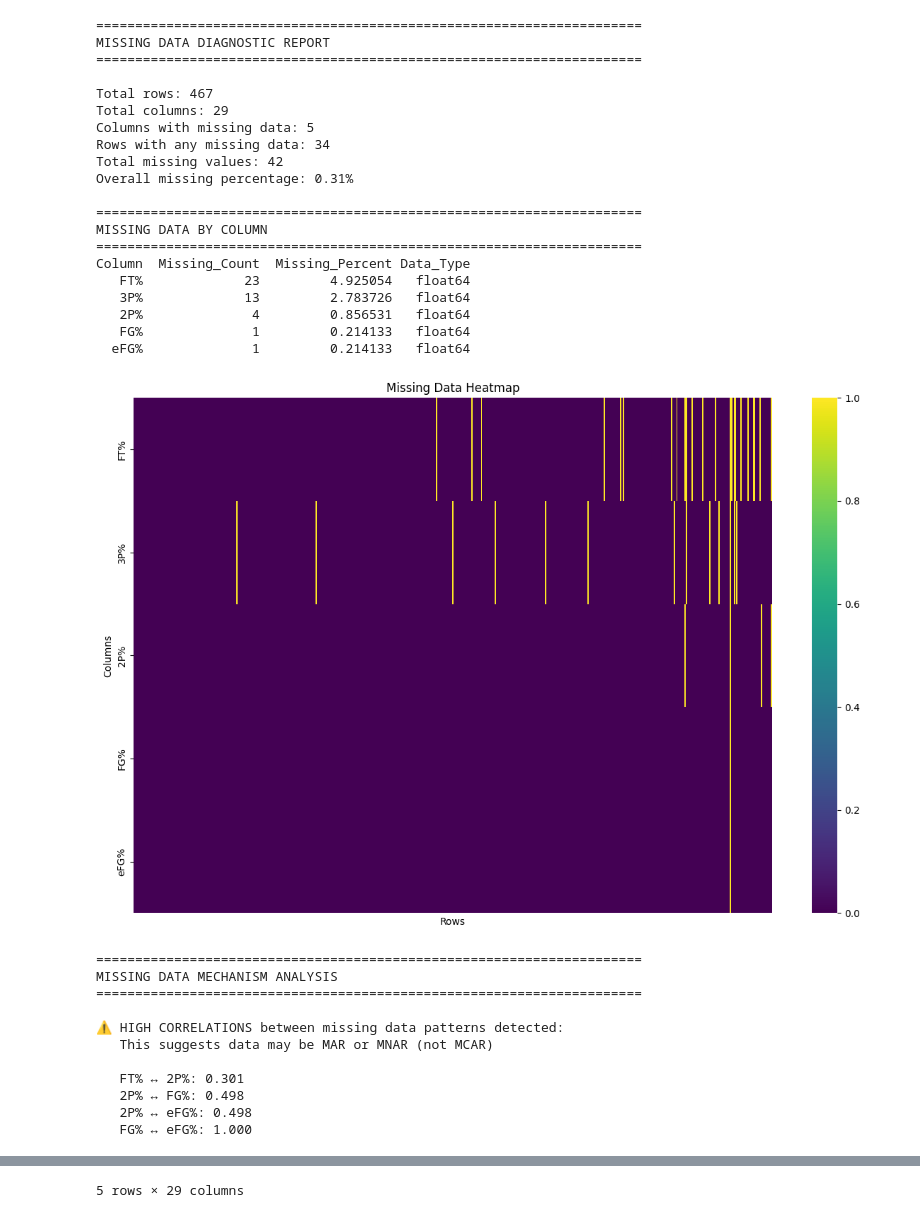
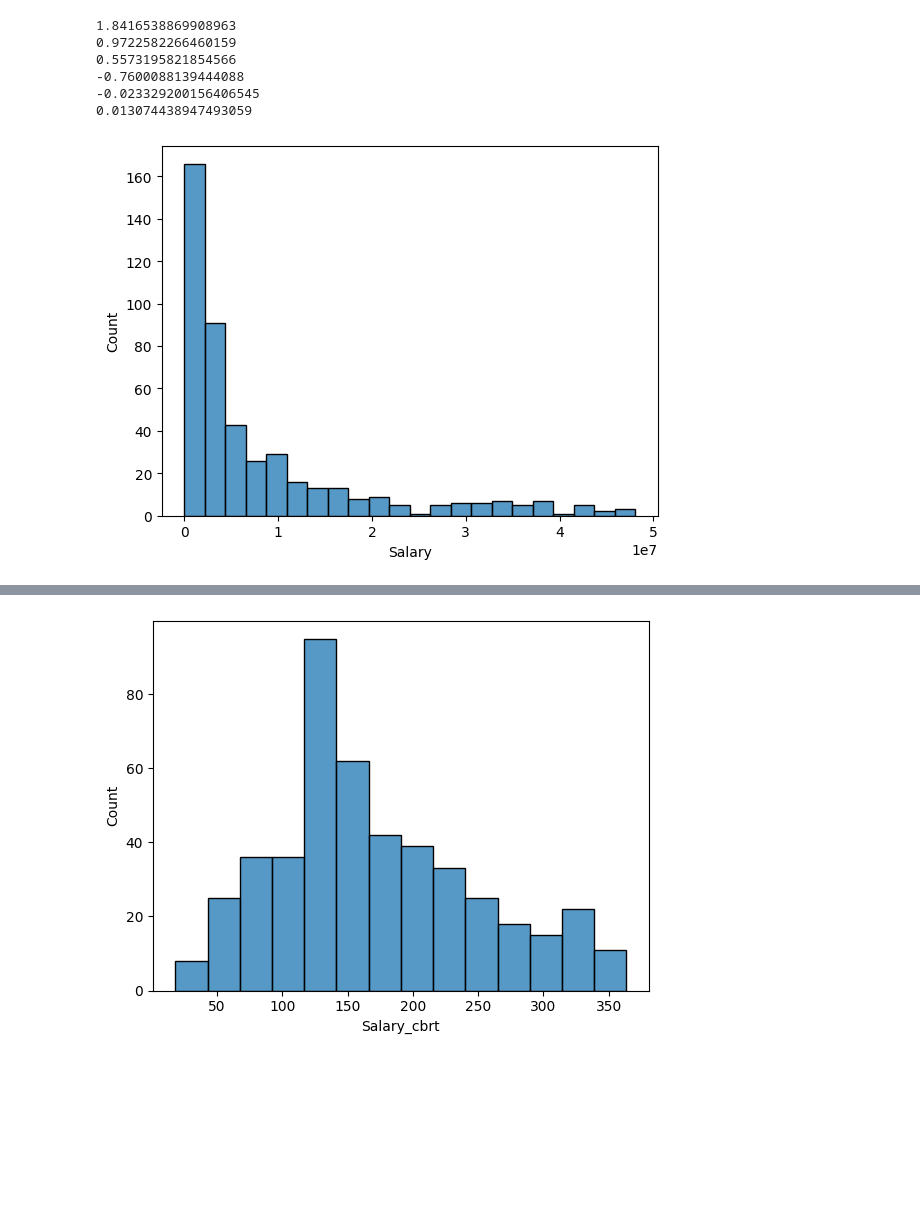
Before and after one commit to George-Ramsay/IS-455, a Jupyter notebook: ML-Pipeline-Kit/In_Class.ipynb, the cells around one changed output, grey strips where cells are left out. Cells and saved outputs as stored; diff of their text form; code cells hidden in the pictures; blank space fills up the shorter version.

```diff
--- a/ML-Pipeline-Kit/In_Class.ipynb
+++ b/ML-Pipeline-Kit/In_Class.ipynb
@@ -16,45 +25,44 @@ def nba_specific(df) -> pd.DataFrame:
 # %%
+import numpy as np
+import seaborn as sns
+import matplotlib.pyplot as plt
+import scipy.stats as stats
+
+
 df = pd.read_csv('C:\\Users\\GeorgeColinRamsay\\Documents\\GitHub\\IS-455\\ML-Pipeline-Kit\\nba_salaries.csv')
 
-df = ml.drop_columns(df)
-df = nba_specific(df)
+df['Salary_sqrt'] = np.sqrt(df['Salary'])
+df['Salary_cbrt'] = np.cbrt(df['Salary'])
+df['Salary_log'] = np.log(df['Salary'])
+df['Salary_yeojohnson'], lambda_yeojohnson = stats.yeojohnson(df['Salary'])
+df['Salary_custom'] = df['Salary'] ** (1/6)
 
-diagnostics = ml.missing_data_diagnostics(df, show_plots=True)
-df = ml.handle_missing_data(df, drop_threshold=0.9, impute_strategy='mean', verbose=True)
+print(df.Salary.skew())
+print(df.Salary_sqrt.skew())
+print(df.Salary_cbrt.skew())
+print(df.Salary_log.skew())
+print(df.Salary_yeojohnson.skew())
+print(df.Salary_custom.skew())
 
-df = ml.bin_categories(df)
+sns.histplot(df['Salary'])
+plt.show()
 
-df.head()
+sns.histplot(df['Salary_sqrt'])
+plt.show()
+
+sns.histplot(df['Salary_cbrt'])
+plt.show()
+
+sns.histplot(df['Salary_log'])
+plt.show()
+
+sns.histplot(df['Salary_yeojohnson'])
+plt.show()
 # %% [output]
-======================================================================
-MISSING DATA DIAGNOSTIC REPORT
-======================================================================
-
-Total rows: 467
-Total columns: 29
-Columns with missing data: 5
-Rows with any missing data: 34
-Total missing values: 42
-Overall missing percentage: 0.31%
-
-======================================================================
-MISSING DATA BY COLUMN
-======================================================================
-Column  Missing_Count  Missing_Percent Data_Type
-   FT%             23         4.925054   float64
-   3P%             13         2.783726   float64
-   2P%              4         0.856531   float64
-   FG%              1         0.214133   float64
-  eFG%              1         0.214133   float64
+1.8416538869908963
+0.9722582266460159
+0.5573195821854566
+-0.7600088139444088
+-0.023329200156406545
+0.013074438947493059
-[figure, old version]
+[figure, new version]
-======================================================================
-MISSING DATA MECHANISM ANALYSIS
-======================================================================
-
-⚠ HIGH CORRELATIONS between missing data patterns detected:
-   This suggests data may be MAR or MNAR (not MCAR)
-
-   FT% ↔ 2P%: 0.301
-   2P% ↔ FG%: 0.498
-   2P% ↔ eFG%: 0.498
-   FG% ↔ eFG%: 1.000
@@ -92 +70 @@ See the documentation for a more detailed explanation: https://pandas.pydata.org
-5 rows × 29 columns
+[figure, added]
```
Also changed, not shown: parts of 4 cells of this notebook, 2 other files.
